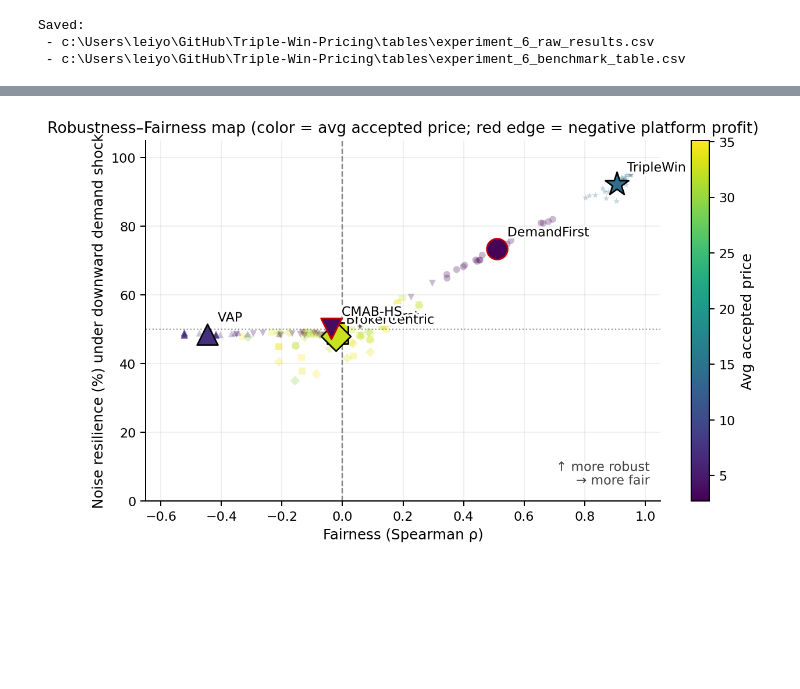
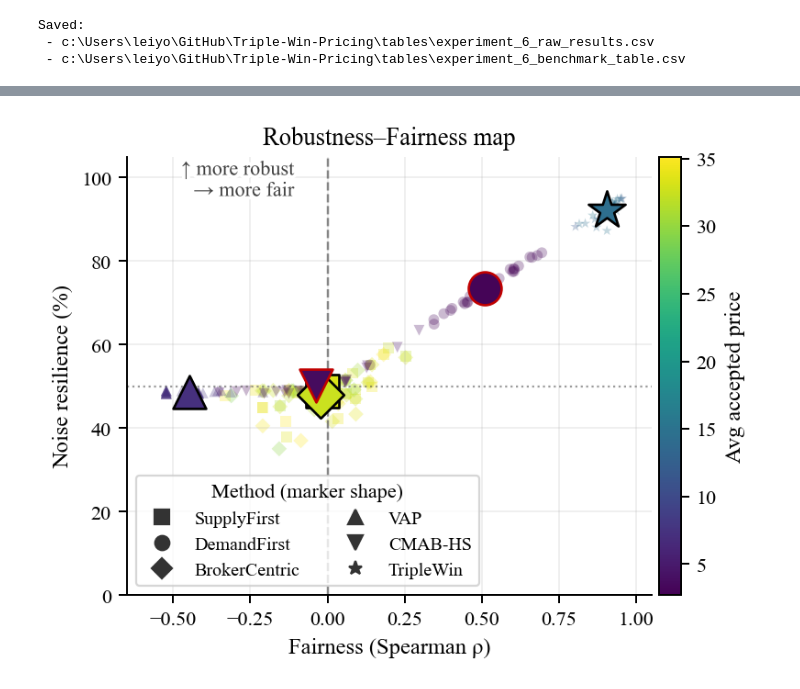
Before and after one commit to youlei202/Triple-Win-Pricing, a Jupyter notebook: notebooks/experiment_6_benchmarking.ipynb, the cells around one changed output, grey strips where cells are left out. Drawn from its saved outputs; the diff is of its cells as text; code cells hidden in the pictures; blank space fills up the shorter version.

```diff
--- a/notebooks/experiment_6_benchmarking.ipynb
+++ b/notebooks/experiment_6_benchmarking.ipynb
@@ -623,15 +623,17 @@ def ensure_methods_present(df):
 
 set_pub_style()
 ensure_methods_present(df)
+# %%
+FIG_SIZE = (4.8, 3.7)  # width, height in inches
 # %%
 import numpy as np
 import matplotlib.pyplot as plt
 
 # Output directory (safe default)
-OUT_DIR = Path.cwd() / "figures"
+OUT_DIR = Path.cwd() / ".." / "plots"
 OUT_DIR.mkdir(parents=True, exist_ok=True)
 
-fig, ax = plt.subplots(figsize=(4.2, 3.7), constrained_layout=True)
+fig, ax = plt.subplots(figsize=FIG_SIZE, constrained_layout=True)
 
 # Color encodes platform profit (diverging around 0)
 pp = df["platform_profit"].to_numpy(dtype=float)
@@ -738,7 +740,6 @@ handles = [
 ax.legend(handles=handles, title="Method (marker shape)", loc="upper left", frameon=False)
 
 # Save
-# fig.savefig(OUT_DIR / "fig1_buyer_vs_seller_surplus.png", dpi=600, bbox_inches="tight")
-fig.savefig(OUT_DIR / "fig1_buyer_vs_seller_surplus.pdf", bbox_inches="tight")
+fig.savefig(OUT_DIR / "buyer_vs_seller_surplus.pdf", bbox_inches="tight")
 plt.show()
 # %% [output]
@@ -747,7 +748,7 @@ plt.show()
 import numpy as np
 import matplotlib.pyplot as plt
 
-fig, ax = plt.subplots(figsize=(4.2, 3.7), constrained_layout=True)
+fig, ax = plt.subplots(figsize=FIG_SIZE, constrained_layout=True)
 
 # Order by mean fairness (so the story reads naturally), but keep TripleWin visible
 means = df.groupby("method")["fairness"].mean().reindex(METHOD_ORDER)
@@ -822,7 +823,6 @@ ax.set_xlabel("Fairness alignment (Spearman ρ)", fontsize=11) #   — dots: tri
 ax.set_title("Fairness", fontsize=12)
 
 # Save
-fig.savefig(OUT_DIR / "fig2_fairness_rho.png", dpi=600, bbox_inches="tight")
-fig.savefig(OUT_DIR / "fig2_fairness_rho.pdf", bbox_inches="tight")
+fig.savefig(OUT_DIR / "fairness_rho.pdf", bbox_inches="tight")
 plt.show()
 # %% [output]
@@ -831,7 +831,7 @@ plt.show()
 import numpy as np
 import matplotlib.pyplot as plt
 
-fig, ax = plt.subplots(figsize=(7.2, 4.6), constrained_layout=True)
+fig, ax = plt.subplots(figsize=FIG_SIZE, constrained_layout=True)
 
 # x: fairness, y: noise resilience (%)
 x = df["fairness"].to_numpy(dtype=float)
@@ -867,42 +867,44 @@ for method in METHOD_ORDER:
 
     edge = "#C00000" if mpp < 0 else "k"  # red edge if platform profit is negative
 
     ax.scatter(
         [mx], [my],
         c=[mp], cmap=cmap, norm=norm,
         marker=MARKERS[method],
         s=260 if method != "TripleWin" else 360,
         edgecolor=edge, linewidths=1.2, zorder=10
     )
 
-    txt = ax.annotate(
-        method, (mx, my),
-        xytext=(8, 8), textcoords="offset points",
-        ha="left", va="bottom", fontsize=10, color="black", zorder=20
-    )
-    txt.set_path_effects(_text_stroke())
+    # txt = ax.annotate(
+    #     method, (mx, my),
+    #     xytext=(8, 8), textcoords="offset points",
+    #     ha="left", va="bottom", fontsize=10, color="black", zorder=20
+    # )
+    # txt.set_path_effects(_text_stroke())
 
 # Quadrant-ish references
 ax.axvline(0.0, ls="--", lw=1.1, color="0.35", alpha=0.7)
 ax.axhline(50.0, ls=":", lw=1.0, color="0.35", alpha=0.6)
-ax.text(0.98, 0.04, "↑ more robust\n→ more fair",
+ax.text(0.32, 0.90, "↑ more robust\n→ more fair",
         transform=ax.transAxes, ha="right", va="bottom",
         fontsize=10, color="0.25").set_path_effects(_text_stroke())
 
 ax.grid(True)
 ax.set_xlim(-0.65, 1.05)
 ax.set_ylim(0, 105)
 
 ax.set_xlabel("Fairness (Spearman ρ)")
-ax.set_ylabel("Noise resilience (%) under downward demand shock")
-ax.set_title("Robustness–Fairness map (color = avg accepted price; red edge = negative platform profit)")
+ax.set_ylabel("Noise resilience (%)")
+ax.set_title("Robustness–Fairness map")
 
 cb = fig.colorbar(plt.cm.ScalarMappable(norm=norm, cmap=cmap), ax=ax, pad=0.01)
 cb.set_label("Avg accepted price")
 
+ax.legend(handles=handles, title="Method (marker shape)", loc="lower left", ncol=2,frameon=True)
+
+
 # Save
-fig.savefig(OUT_DIR / "fig3_noise_resilience.png", dpi=600, bbox_inches="tight")
-fig.savefig(OUT_DIR / "fig3_noise_resilience.pdf", bbox_inches="tight")
+fig.savefig(OUT_DIR / "noise_resilience.pdf", bbox_inches="tight")
 plt.show()
 # %% [output]
-[figure, old version]
+[figure, new version]
```
Also changed, not shown: parts of 3 cells of this notebook.
